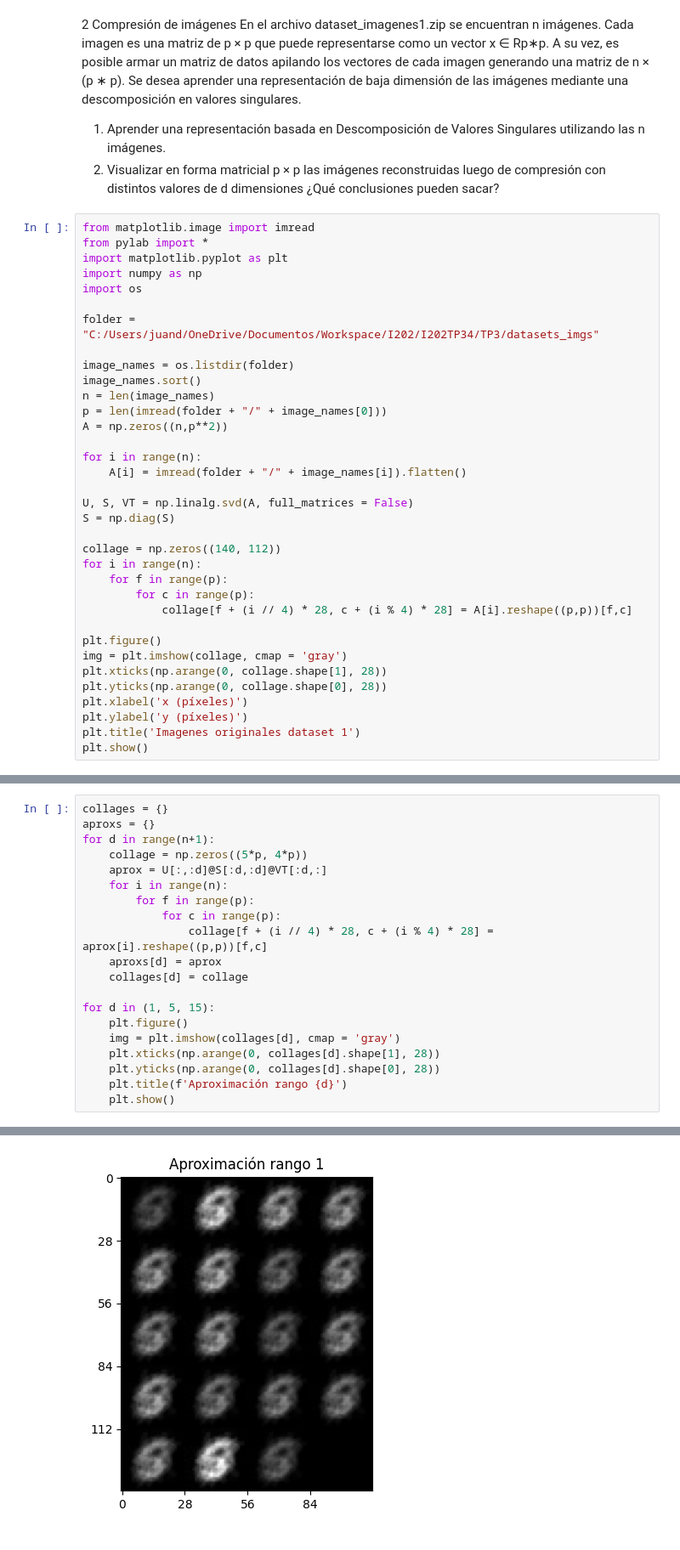
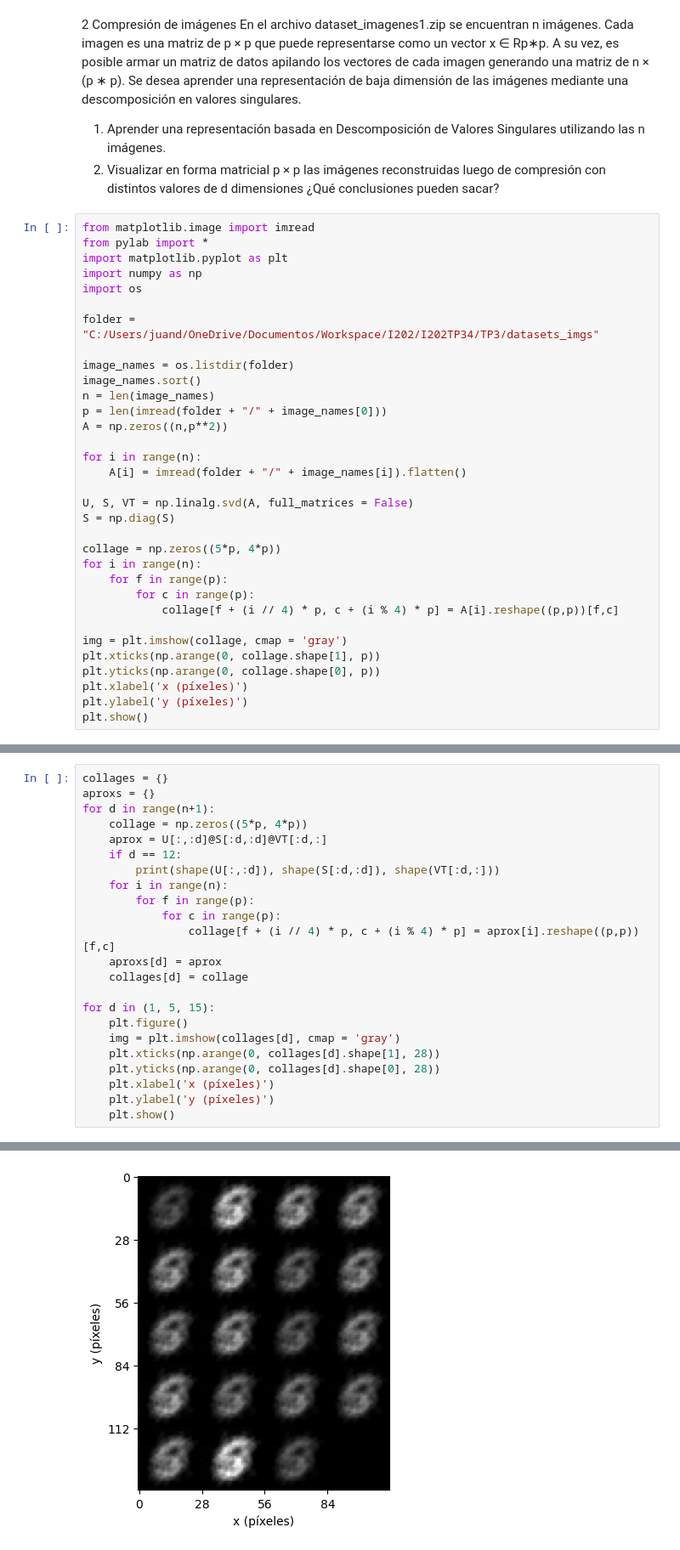
Before and after one commit to BrunoDC-dev/Metodos-numericos-2, a Jupyter notebook: TP3/p2.ipynb, the cells around one changed output, grey strips where cells are left out. Shown at 85% size. Saved outputs shown, nothing was run; the diff lists cells and outputs as text.

```diff
--- a/TP3/p2.ipynb
+++ b/TP3/p2.ipynb
@@ -28,18 +28,16 @@ for i in range(n):
 U, S, VT = np.linalg.svd(A, full_matrices = False)
 S = np.diag(S)
 
-collage = np.zeros((140, 112))
+collage = np.zeros((5*p, 4*p))
 for i in range(n):
     for f in range(p):
         for c in range(p):
-            collage[f + (i // 4) * 28, c + (i % 4) * 28] = A[i].reshape((p,p))[f,c]
+            collage[f + (i // 4) * p, c + (i % 4) * p] = A[i].reshape((p,p))[f,c]
 
-plt.figure()
 img = plt.imshow(collage, cmap = 'gray')
-plt.xticks(np.arange(0, collage.shape[1], 28))
-plt.yticks(np.arange(0, collage.shape[0], 28))
+plt.xticks(np.arange(0, collage.shape[1], p))
+plt.yticks(np.arange(0, collage.shape[0], p))
 plt.xlabel('x (píxeles)')
 plt.ylabel('y (píxeles)')
-plt.title('Imagenes originales dataset 1')
 plt.show()
 # %% [output]
@@ -50,10 +48,12 @@ aproxs = {}
 for d in range(n+1):
     collage = np.zeros((5*p, 4*p))
     aprox = U[:,:d]@S[:d,:d]@VT[:d,:]
+    if d == 12:
+        print(shape(U[:,:d]), shape(S[:d,:d]), shape(VT[:d,:]))
     for i in range(n):
         for f in range(p):
             for c in range(p):
-                collage[f + (i // 4) * 28, c + (i % 4) * 28] = aprox[i].reshape((p,p))[f,c]
+                collage[f + (i // 4) * p, c + (i % 4) * p] = aprox[i].reshape((p,p))[f,c]
     aproxs[d] = aprox
     collages[d] = collage
 
@@ -62,6 +62,7 @@ for d in (1, 5, 15):
     img = plt.imshow(collages[d], cmap = 'gray')
     plt.xticks(np.arange(0, collages[d].shape[1], 28))
     plt.yticks(np.arange(0, collages[d].shape[0], 28))
-    plt.title(f'Aproximación rango {d}')
+    plt.xlabel('x (píxeles)')
+    plt.ylabel('y (píxeles)')
     plt.show()
 # %% [output]
@@ -68 +70 @@ for d in (1, 5, 15):
-[figure, old version]
+[figure, new version]
```
Also changed, not shown: parts of 15 cells of this notebook, 19 other files.
